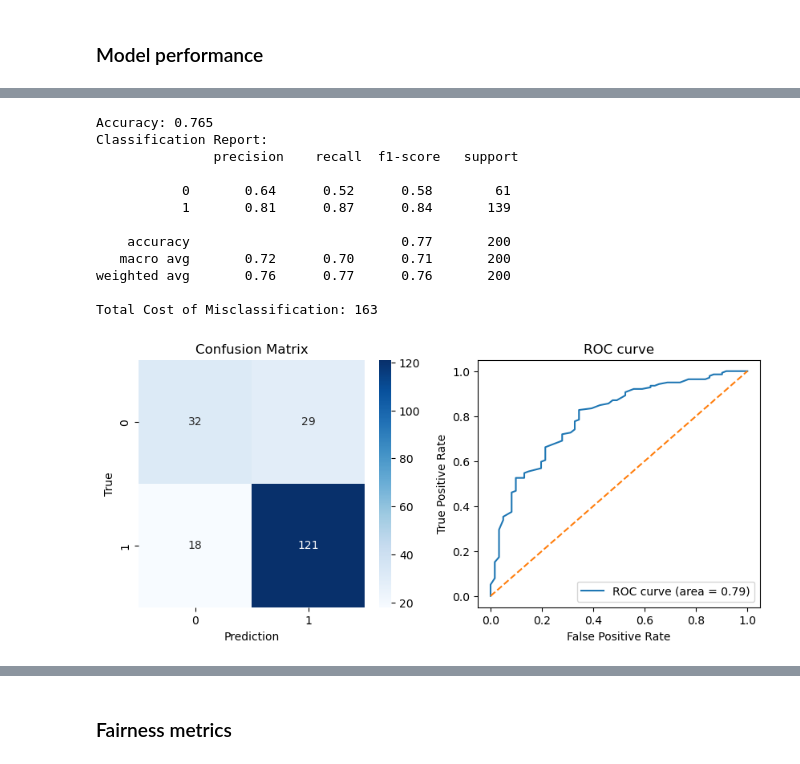
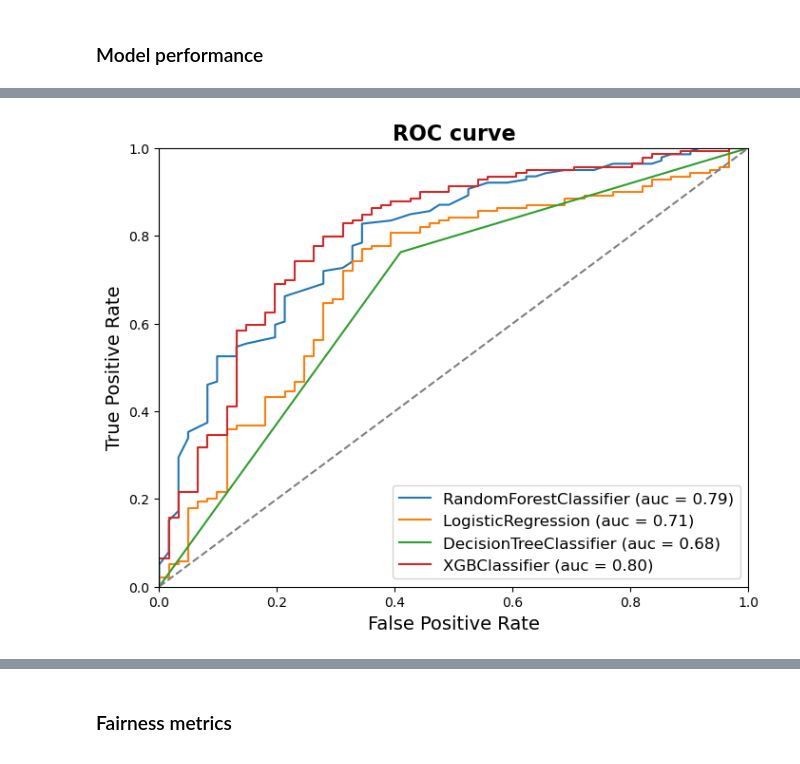
Before and after one commit to Bipauli/German_credit_ML, a Jupyter notebook: fairness.ipynb, the cells around one changed output, grey strips where cells are left out. Saved outputs shown, nothing was run; the diff lists cells and outputs as text; code cells hidden in the pictures.

```diff
--- a/fairness.ipynb
+++ b/fairness.ipynb
@@ -166,15 +166,15 @@ dt_pred = dt.predict(X_test)
 # %% [markdown]
 ### Model performance
 # %%
-def get_model_performance(y_true, y_pred, probs):
+def get_model_performance(y_true, y_pred):
     accuracy = accuracy_score(y_true, y_pred)
+    balanced_acc = balanced_accuracy_score(y_true, y_pred)
     conf_matrix = confusion_matrix(y_true, y_pred)
-    cost_matrix = np.array([[0, 5],
-                            [1, 0]])
+    # cost matrix (rows = true classes, columns = predicted classes)
+    cost_matrix = np.array([[0, 5],  # Cost for Bad (0)
+                            [1, 0]]) # Cost for Good (1)
     cost = np.sum(conf_matrix * cost_matrix)
-
-    preds = probs[:, 1]
-    fpr, tpr, _ = roc_curve(y_true, preds)
-    roc_auc = auc(fpr, tpr)
-
-    return accuracy, conf_matrix, cost, fpr, tpr, roc_auc
+    print("Accuracy:", accuracy)
+    print("Balanced accuracy:", balanced_acc)
+    print("Confusion Matrix:\n", conf_matrix)
+    print("Total Cost of Misclassification:", cost)
@@ -205,0 +181,6 @@ def plot_model_performance(model, X_test, y_true):
+# %%
+for clf in [rf, lr, dt, xgb]:
+    y_pred = clf.predict(X_test)
+    print(f'==== {clf.__class__.__name__} ====\n')
+    get_model_performance(y_test, y_pred)
+    print('\n')
@@ -206,16 +205,22 @@ def plot_model_performance(model, X_test, y_true):
+# %%
+def plot_roc_curve(clfs, X_test, y_true):
+    plt.figure(figsize=(8, 6))
+    for clf in clfs:
+        probs = clf.predict_proba(X_test)
+        preds = probs[:, 1]
+        fpr, tpr, _ = roc_curve(y_true, preds)
+        roc_auc = auc(fpr, tpr)
+        plt.plot(fpr, tpr, label= f'{clf.__class__.__name__} (auc = %0.2f)' % roc_auc)
+    plt.plot([0, 1], [0, 1], linestyle='--', color='grey')
+    plt.xlabel('False Positive Rate', fontsize=14)
+    plt.xlim(0, 1)
+    plt.ylim(0,1)
+    plt.ylabel('True Positive Rate', fontsize=14)
+    plt.title('ROC curve', fontsize=16, fontweight="bold")
+    plt.legend(fontsize=12)
+    #plt.savefig('roc_curve.png', bbox_inches='tight')
+    plt.show()
 # %%
-plot_model_performance(rf, X_test, y_test)
+plot_roc_curve([rf, lr, dt, xgb], X_test, y_test)
 # %% [output]
-Accuracy: 0.765
-Classification Report:
-               precision    recall  f1-score   support
-
-           0       0.64      0.52      0.58        61
-           1       0.81      0.87      0.84       139
-
-    accuracy                           0.77       200
-   macro avg       0.72      0.70      0.71       200
-weighted avg       0.76      0.77      0.76       200
-
-Total Cost of Misclassification: 163
-[figure, old version]
+[figure, new version]
```
Also changed, not shown: parts of 10 cells of this notebook.
